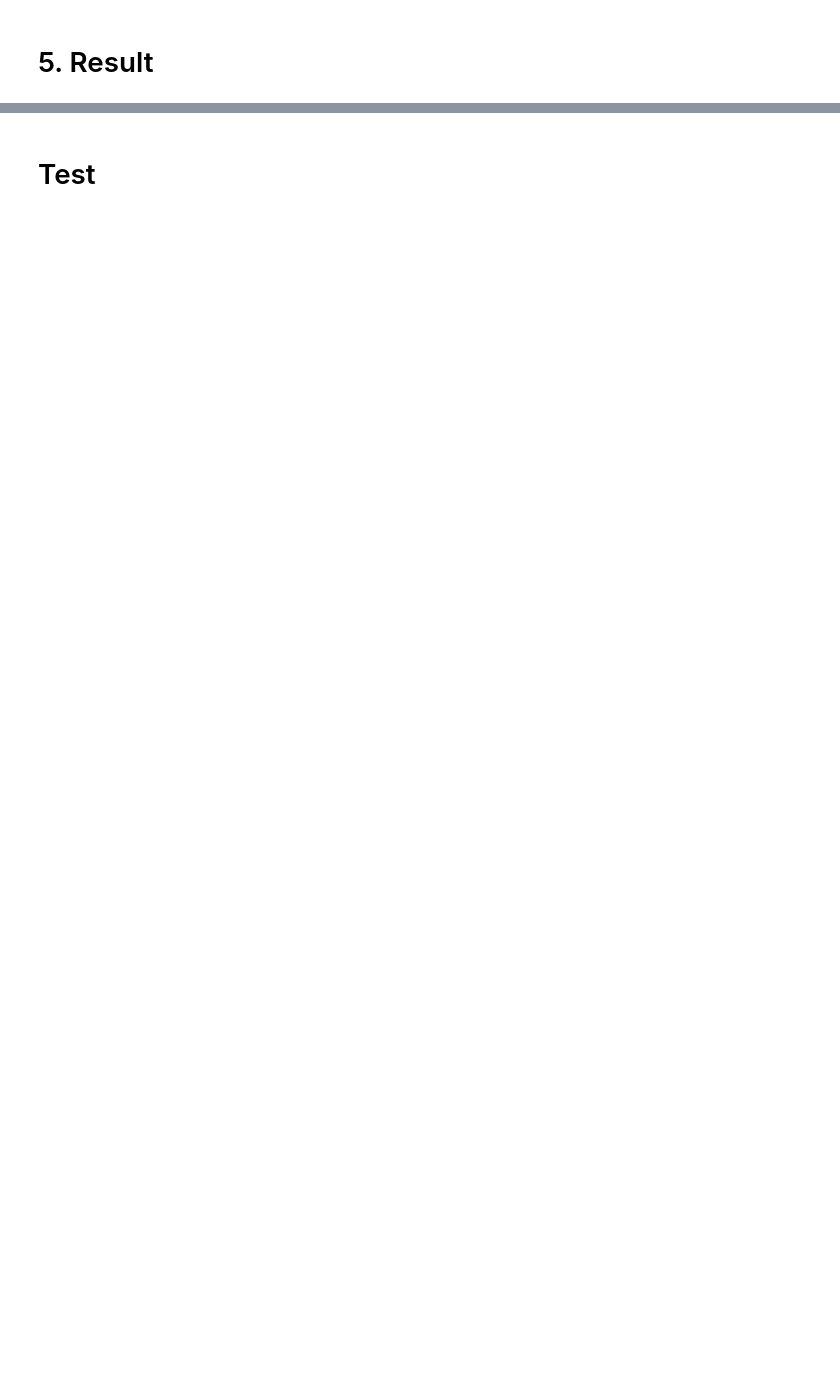
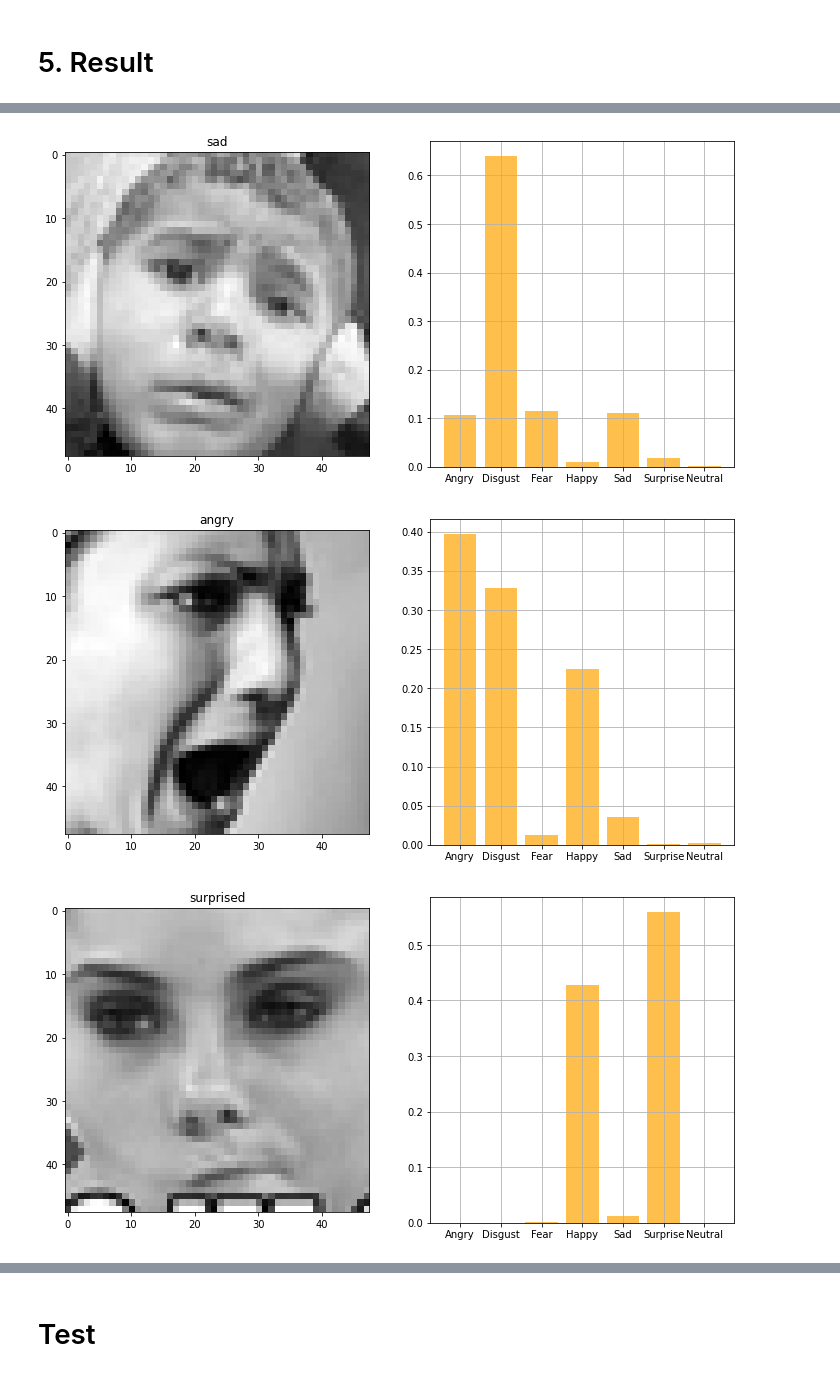
Before and after one commit to BoHye0202/Toy-Project, a Jupyter notebook: 5.Music Recommendation based on emotion/Facial_Expression.ipynb, the cells around one changed output, grey strips where cells are left out. Drawn from its saved outputs; the diff is of its cells as text; code cells hidden in the pictures; blank space fills up the shorter version.

```diff
--- a/5.Music Recommendation based on emotion/Facial_Expression.ipynb
+++ b/5.Music Recommendation based on emotion/Facial_Expression.ipynb
@@ -410,15 +443,43 @@ plt.show()
 # %%
-def plot_image_and_emotion(test_image_array, test_image_label, pred_test_labels, image_number):
+def plot_image_and_emotion(test_image_array, label, pred_test_labels):
     """ Function to plot the image and compare the prediction results with the label """
+    names = {0:'neutral', 1:'sad', 2:'angry', 3:'happy', 4:'fearful',5 :'surprised', 6:'disgusted'}
 
     fig, axs = plt.subplots(1, 2, figsize=(12, 6), sharey=False)
 
     bar_label = emotions.values()
 
-    axs[0].imshow(test_image_array[image_number], 'gray')
-    axs[0].set_title(emotions[test_image_label[image_number]])
+    axs[0].imshow(test_image_array, 'gray')
+    axs[0].set_title(names[label])
 
-    axs[1].bar(bar_label, pred_test_labels[image_number], color='orange', alpha=0.7)
+    axs[1].bar(bar_label, pred_test_labels, color='orange', alpha=0.7)
     axs[1].grid()
 
     plt.show()
+# %%
+def prepare_data(data):
+  image_array = np.zeros(shape=(len(data), 48, 48))
+  image = np.reshape(data, (48, 48))
+  image_array = image
+
+  return image_array
+
+img1 = prepare_data(X_test[0])
+img2 = prepare_data(X_test[1])
+img3 = prepare_data(X_test[2])
+img4 = prepare_data(X_test[6])
+img5 = prepare_data(X_test[9])
+img6 = prepare_data(X_test[11])
+img7 = prepare_data(X_test[17])
+# %%
+plot_image_and_emotion(img1, y_test[0], prediction_prob[0])
+plot_image_and_emotion(img2, y_test[1], prediction_prob[1])
+plot_image_and_emotion(img3, y_test[2], prediction_prob[2])
+plot_image_and_emotion(img4, y_test[6], prediction_prob[6])
+plot_image_and_emotion(img5, y_test[9], prediction_prob[9])
+plot_image_and_emotion(img6, y_test[11], prediction_prob[11])
+plot_image_and_emotion(img6, y_test[17], prediction_prob[17])
+# %% [output]
+[figure, added]
+[figure, added]
+[figure, added]
```
Also changed, not shown: parts of 13 cells of this notebook.
